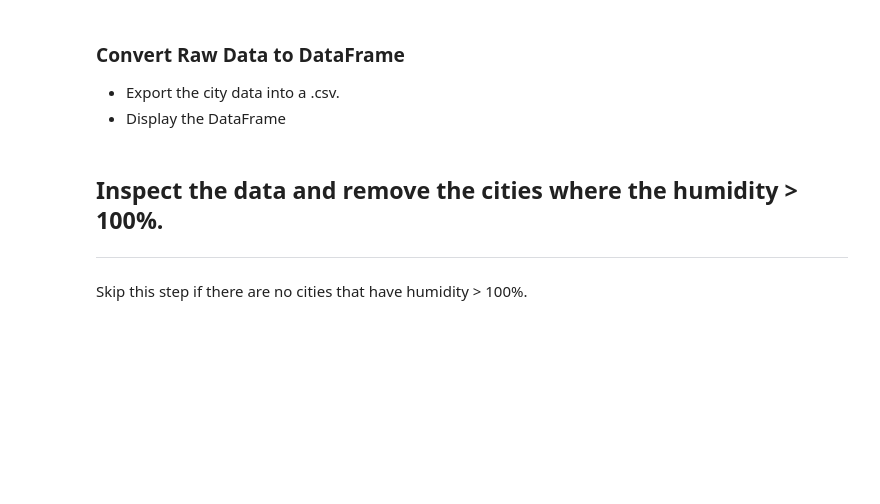
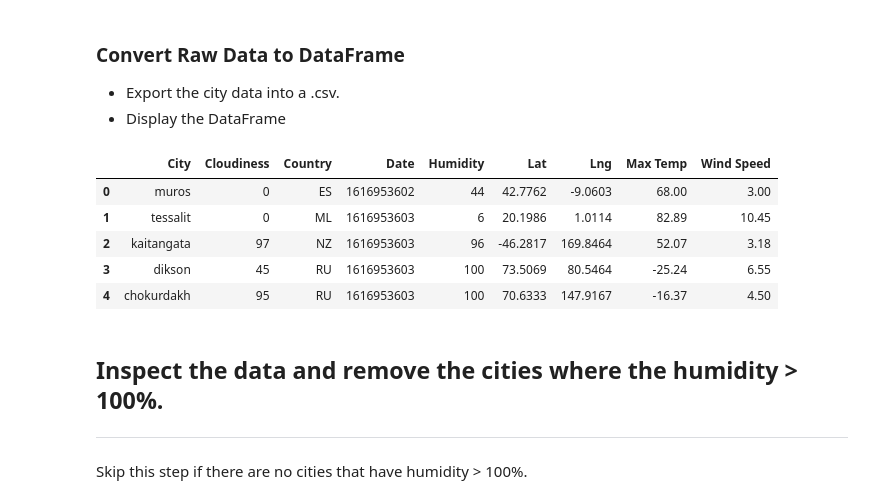
Before and after one commit to tstenner1/Scatter-Plots-and-Heat-Maps-using-API, a Jupyter notebook: starter_code/WeatherPy.ipynb, the cells around one changed output. Drawn from its saved outputs; the diff is of its cells as text; code cells hidden in the pictures; blank space fills up the shorter version.

```diff
--- a/starter_code/WeatherPy.ipynb
+++ b/starter_code/WeatherPy.ipynb
@@ -113,9 +134,16 @@ weather_dict = {
     "Wind Speed":wind_speeds
 }
 # %%
-weather_dataframe = pd.DataFrame(weather_dict)
+weather_df = pd.DataFrame(weather_dict)
 # %%
-weather_dataframe.head()
+weather_df.head()
+# %% [output]
+|  | City | Cloudiness | Country | Date | Humidity | Lat | Lng | Max Temp | Wind Speed |
+| 0 | muros | 0 | ES | 1616953602 | 44 | 42.7762 | -9.0603 | 68.00 | 3.00 |
+| 1 | tessalit | 0 | ML | 1616953603 | 6 | 20.1986 | 1.0114 | 82.89 | 10.45 |
+| 2 | kaitangata | 97 | NZ | 1616953603 | 96 | -46.2817 | 169.8464 | 52.07 | 3.18 |
+| 3 | dikson | 45 | RU | 1616953603 | 100 | 73.5069 | 80.5464 | -25.24 | 6.55 |
+| 4 | chokurdakh | 95 | RU | 1616953603 | 100 | 70.6333 | 147.9167 | -16.37 | 4.50 |
 # %% [markdown]
 ## Inspect the data and remove the cities where the humidity > 100%.
 ----
```
Also changed, not shown: parts of 5 cells of this notebook.
